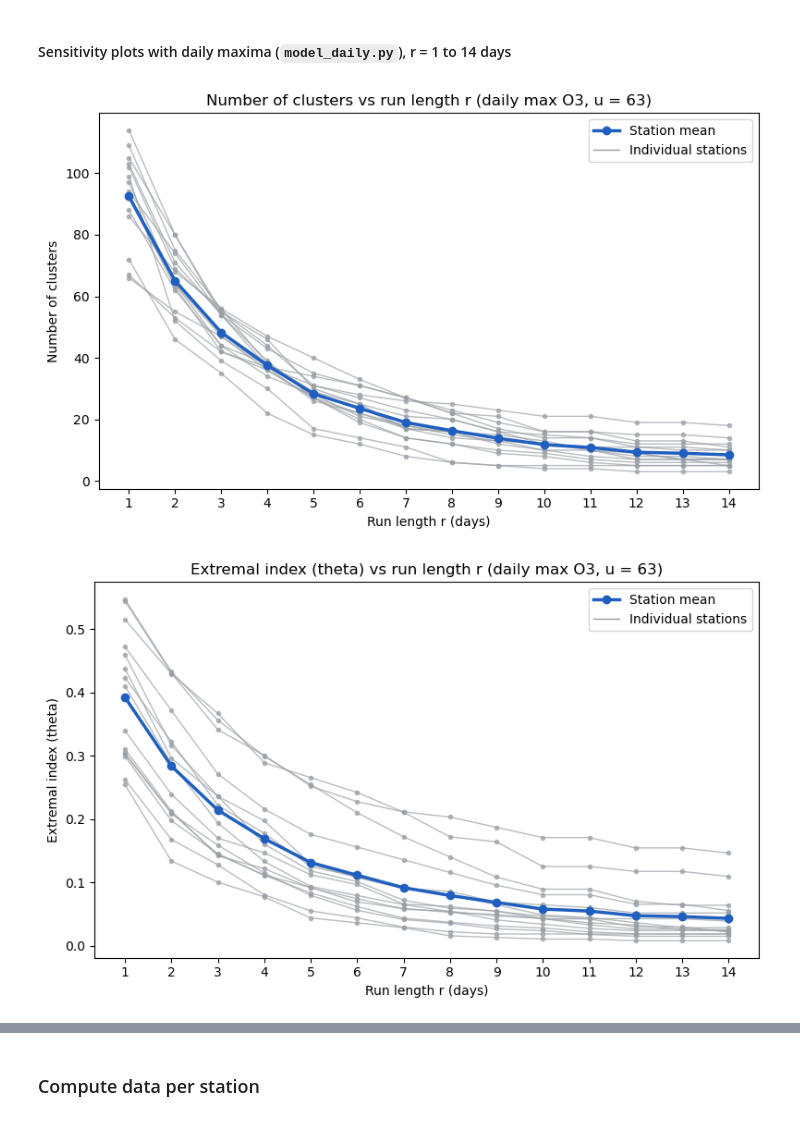
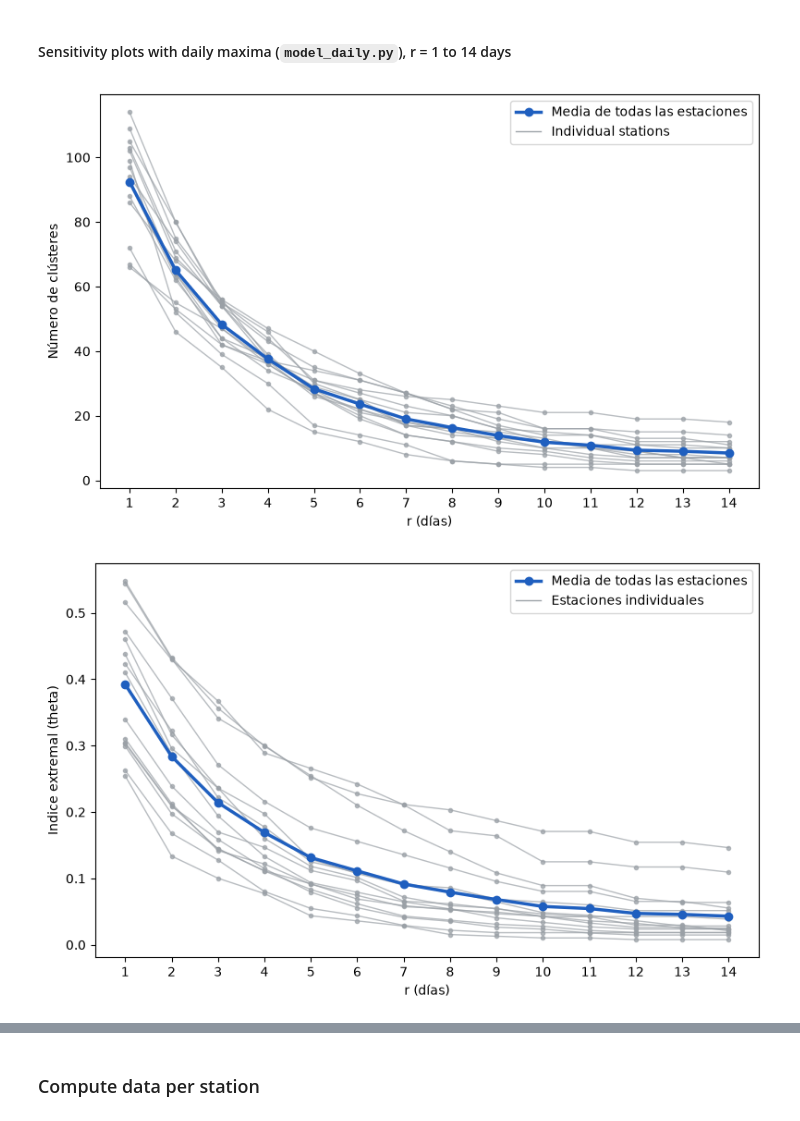
Before and after one commit to RicardoSalgadoB/MultiReto, a Jupyter notebook: notebooks/Etapa_final_2.ipynb, the cells around one changed output, grey strips where cells are left out. Cells and saved outputs as stored; diff of their text form; code cells hidden in the pictures.

```diff
--- a/notebooks/Etapa_final_2.ipynb
+++ b/notebooks/Etapa_final_2.ipynb
@@ -316,38 +316,36 @@ for station in STATIONS:
     ax.plot(s["r"], s["n_clusters"], color=GRAY, alpha=0.7, lw=1, marker="o", ms=3)
 mean_curve = pd.concat([stations["sensitivity_daily"][st].set_index("r")["n_clusters"]
                         for st in STATIONS], axis=1).mean(axis=1)
-ax.plot(mean_curve.index, mean_curve.values, color=BLUE, lw=2.5, marker="o", label="Station mean")
+ax.plot(mean_curve.index, mean_curve.values, color=BLUE, lw=2.5, marker="o", label="Media de todas las estaciones")
 ax.plot([], [], color=GRAY, lw=1, label="Individual stations")
-ax.set_xlabel("Run length r (days)")
-ax.set_ylabel("Number of clusters")
-ax.set_title("Number of clusters vs run length r (daily max O3, u = 63)")
+ax.set_xlabel("r (días)")
+ax.set_ylabel("Número de clústeres")
 ax.set_xticks(rs_daily)
 ax.legend()
 plt.tight_layout()
 plt.show()
 # %% [output]
-[figure, old version]
+[figure, new version]
 # %%
 # R vs THETA (daily maxima)
 GRAY, BLUE = "#9aa0a6", "#1f5fbf"
 
 fig, ax = plt.subplots(figsize=(8, 5))
 for station in STATIONS:
     s = stations["sensitivity_daily"][station]
     ax.plot(s["r"], s["theta"], color=GRAY, alpha=0.7, lw=1, marker="o", ms=3)
 mean_curve = pd.concat([stations["sensitivity_daily"][st].set_index("r")["theta"]
                         for st in STATIONS], axis=1).mean(axis=1)
-ax.plot(mean_curve.index, mean_curve.values, color=BLUE, lw=2.5, marker="o", label="Station mean")
-ax.plot([], [], color=GRAY, lw=1, label="Individual stations")
-ax.set_xlabel("Run length r (days)")
-ax.set_ylabel("Extremal index (theta)")
-ax.set_title("Extremal index (theta) vs run length r (daily max O3, u = 63)")
+ax.plot(mean_curve.index, mean_curve.values, color=BLUE, lw=2.5, marker="o", label="Media de todas las estaciones")
+ax.plot([], [], color=GRAY, lw=1, label="Estaciones individuales")
+ax.set_xlabel("r (días)")
+ax.set_ylabel("Indice extremal (theta)")
 ax.set_xticks(rs_daily)
 ax.legend()
 plt.tight_layout()
 plt.show()
 # %% [output]
-[figure, old version]
+[figure, new version]
 # %%
 # R vs XI (daily maxima)
 GRAY, BLUE = "#9aa0a6", "#1f5fbf"
```
Also changed, not shown: parts of 14 cells of this notebook, 11 other files.
